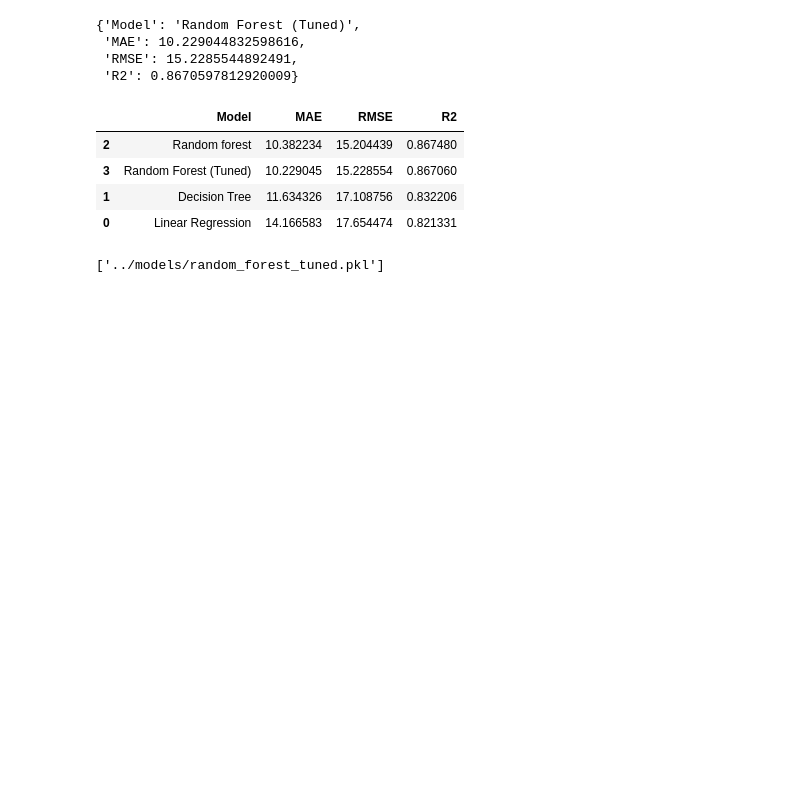
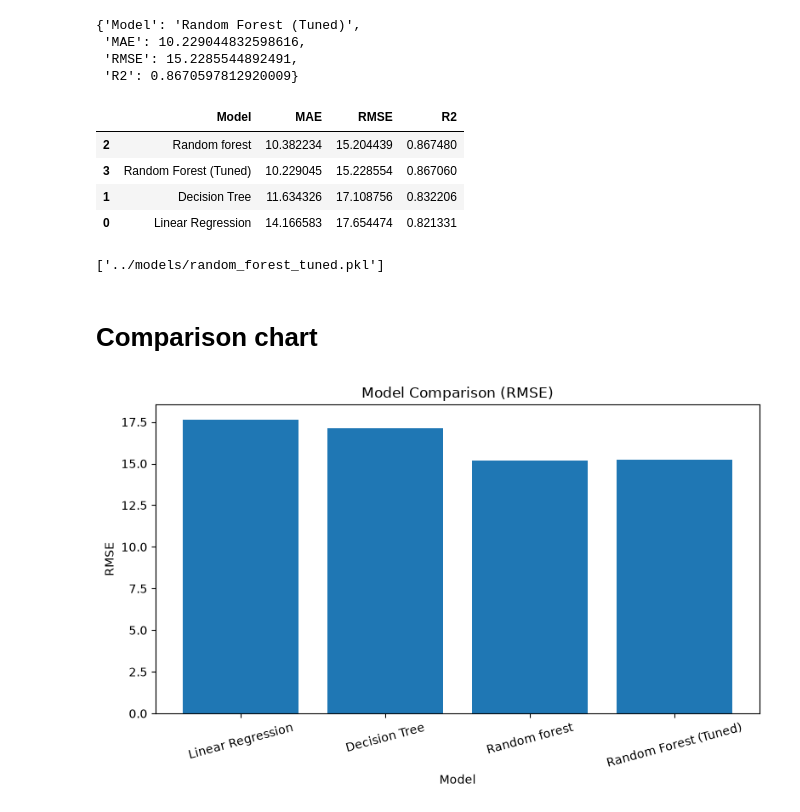
Before and after one commit to morgan-swe/Nasa-Rocket-Engine-Predictive-Maintenance, a Jupyter notebook: notebooks/06_model_training.ipynb, the cells around one changed output. Cells and saved outputs as stored; diff of their text form; code cells hidden in the pictures; blank space fills up the shorter version.

Commit message:
Add model comparison chart

```diff
--- a/notebooks/06_model_training.ipynb
+++ b/notebooks/06_model_training.ipynb
@@ -635,3 +635,27 @@ joblib.dump(
 )
 # %% [output]
 ['../models/random_forest_tuned.pkl']
+# %% [markdown]
+# Comparison chart
+# %%
+plt.figure(figsize=(8,5))
+
+plt.bar(
+    results_df["Model"],
+    results_df["RMSE"]
+)
+
+plt.title("Model Comparison (RMSE)")
+plt.xlabel("Model")
+plt.ylabel("RMSE")
+plt.xticks(rotation=15)
+plt.tight_layout()
+
+plt.savefig(
+    "../reports/figures/model_comparison.png",
+    dpi=300
+)
+
+plt.show()
+# %% [output]
+[figure, added]
```
Also changed, not shown: parts of 7 cells of this notebook, 1 other file.
